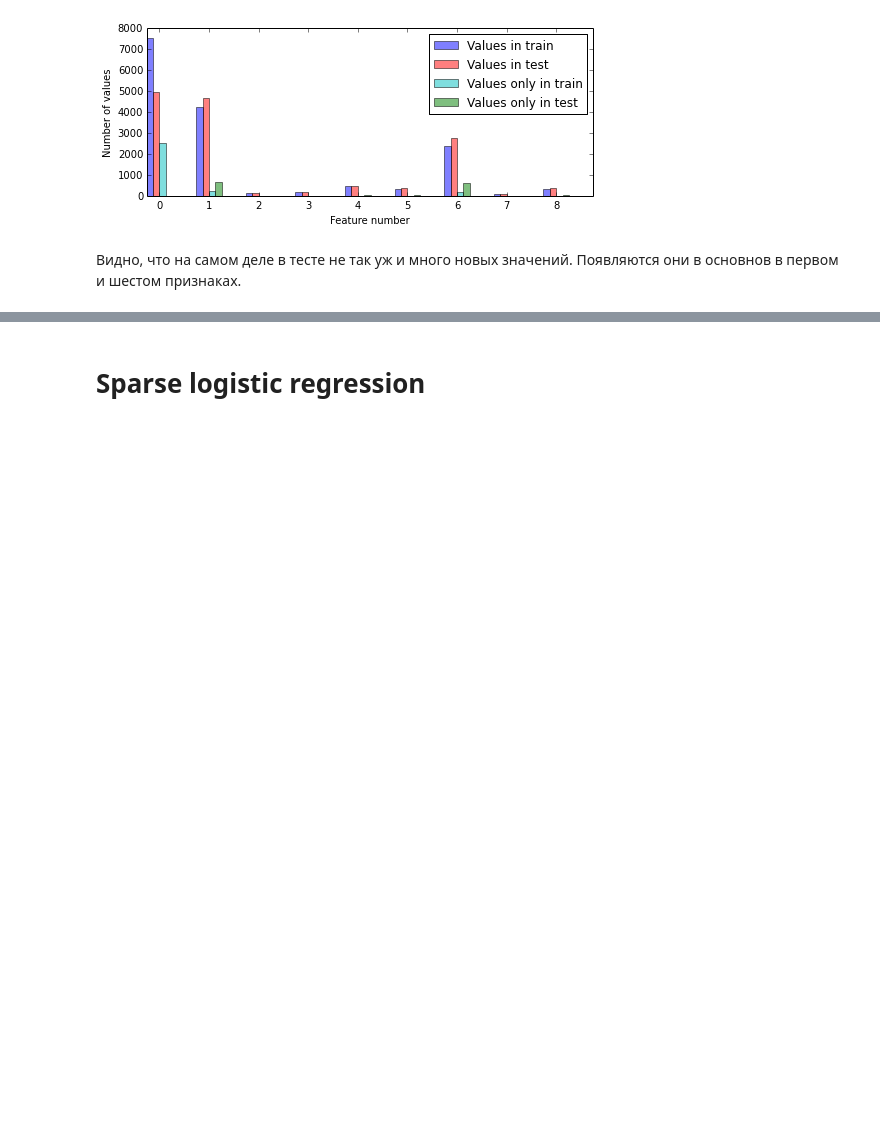
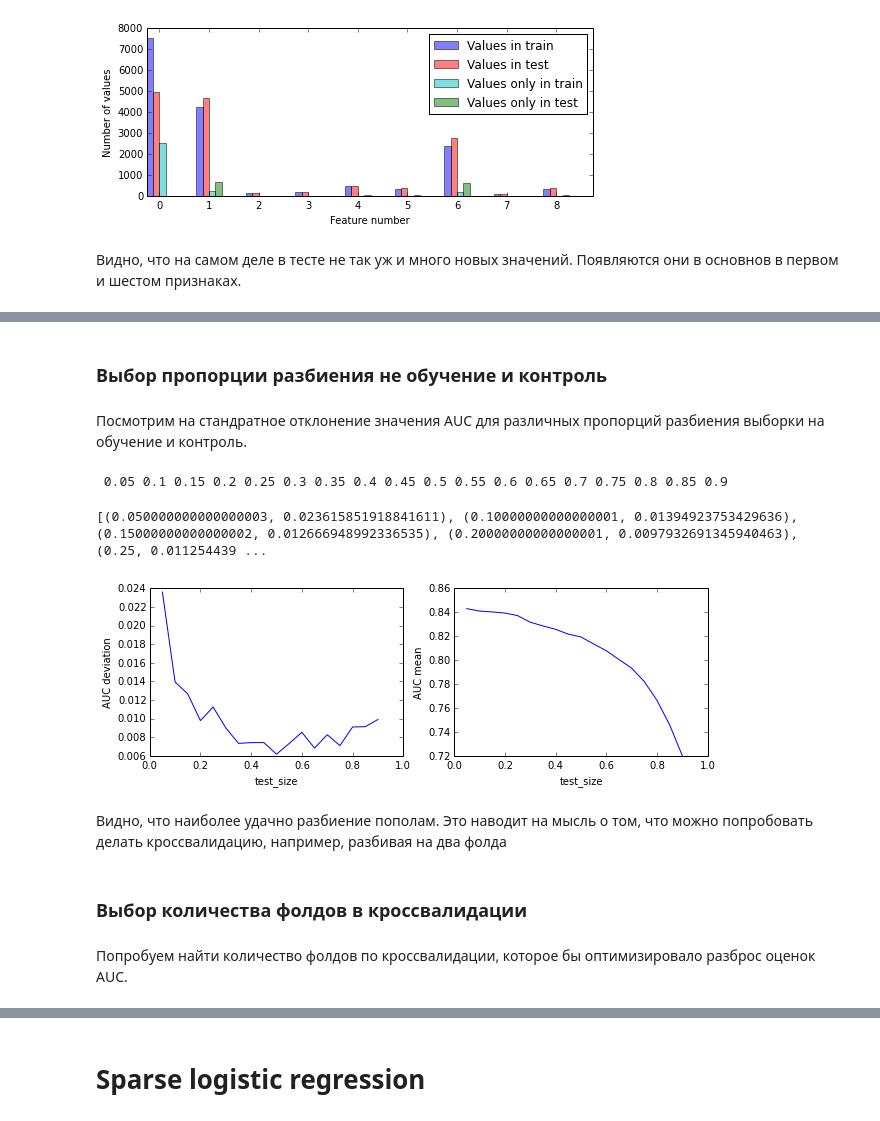
Before and after one commit to Newozz/research, a Jupyter notebook: fonarev_diploma.ipynb, the cells around one changed output, grey strips where cells are left out. Saved outputs shown, nothing was run; the diff lists cells and outputs as text; code cells hidden in the pictures; blank space fills up the shorter version.

```diff
--- a/fonarev_diploma.ipynb
+++ b/fonarev_diploma.ipynb
@@ -173,0 +198,12 @@ pl.savefig('unique_vals.pdf')
+# %%
+def get_counters_sum(x, counters, what='all'):
+    counters_sum = np.zeros(x.shape[0])
+    for feat in xrange(x.shape[1]):
+        for obj in xrange(x.shape[0]):
+            counter = counters[feat]
+            value = x[obj, feat]
+            if not what == 'zeros':
+                counters_sum[obj] += counter[value][1]
+            if not what == 'ones':
+                counters_sum[obj] += counter[value][0]
+    return counters_sum
@@ -173,0 +247,42 @@ pl.savefig('unique_vals.pdf')
+# %% [markdown]
+### Выбор пропорции разбиения не обучение и контроль
+# %% [markdown]
+Посмотрим на стандратное отклонение значения AUC для различных пропорций разбиения выборки на обучение и контроль.
+# %%
+n_iter = 50
+deviations = list()
+means = list()
+test_sizes = np.arange(0.05, 0.95, 0.05)
+for test_size in test_sizes:
+    print test_size,
+    scores = score_model(data_train_x, data_train_y, NaiveBayesModel(), test_size, n=n_iter)
+    deviations.append(np.std(scores))
+    means.append(np.mean(scores))
+# %% [output]
+ 0.05 0.1 0.15 0.2 0.25 0.3 0.35 0.4 0.45 0.5 0.55 0.6 0.65 0.7 0.75 0.8 0.85 0.9
+# %%
+print zip(test_sizes, deviations)
+# %% [output]
+[(0.050000000000000003, 0.023615851918841611), (0.10000000000000001, 0.01394923753429636), (0.15000000000000002, 0.012666948992336535), (0.20000000000000001, 0.0097932691345940463), (0.25, 0.011254439 ...
+# %%
+pl.figure(figsize=(10.0, 3.0))
+
+pl.subplot2grid((1, 2), (0, 0))
+pl.plot(test_sizes, deviations)
+pl.xlabel('test_size')
+pl.ylabel('AUC deviation')
+
+pl.subplot2grid((1, 2), (0, 1))
+pl.plot(test_sizes, means)
+pl.xlabel('test_size')
+pl.ylabel('AUC mean')
+
+pl.savefig('naive_bayes_train_test_proportion.pdf')
+# %% [output]
+[figure, added]
+# %% [markdown]
+Видно, что наиболее удачно разбиение пополам. Это наводит на мысль о том, что можно попробовать делать кроссвалидацию, например, разбивая на два фолда
+# %% [markdown]
+### Выбор количества фолдов в кроссвалидации
+# %% [markdown]
+Попробуем найти количество фолдов по кроссвалидации, которое бы оптимизировало разброс оценок AUC.
```
Also changed, not shown: parts of 93 cells of this notebook.
